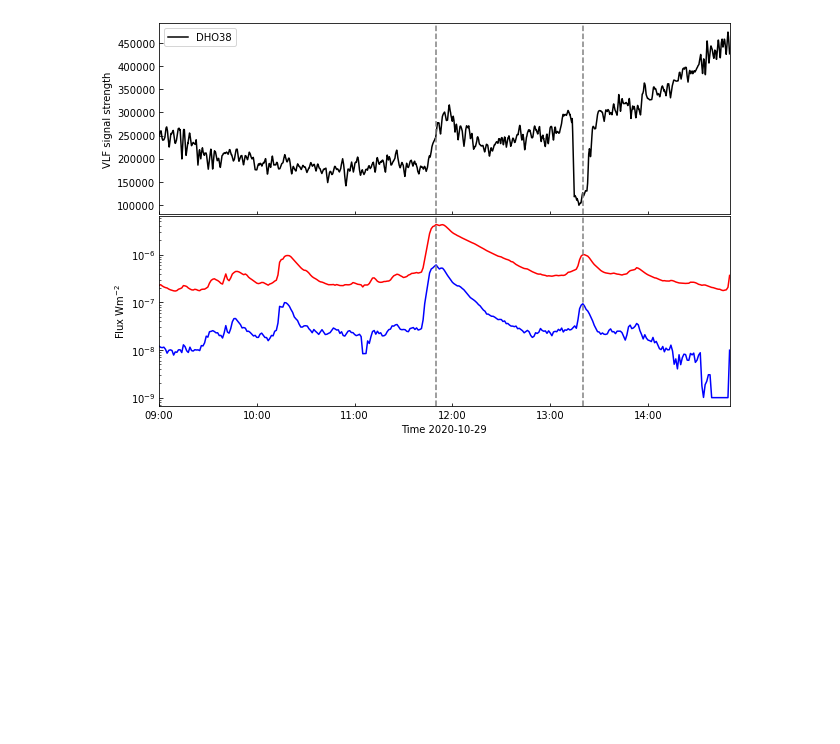
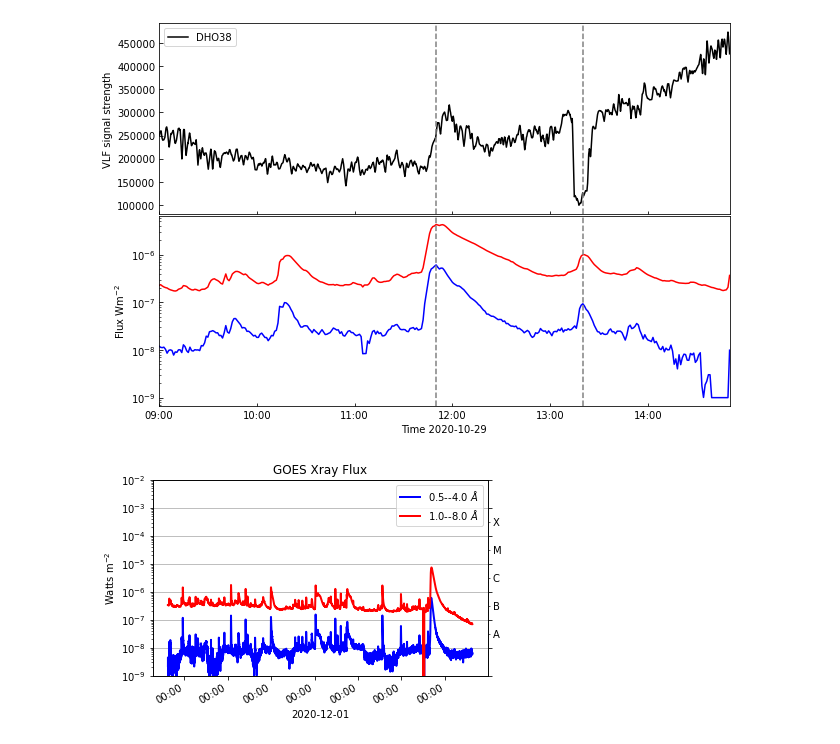
Before and after one commit to hayesla/ionospheric-analysis, a Jupyter notebook: quick_get_and_plot_vlf.ipynb, the cells around one changed output. Cells and saved outputs as stored; diff of their text form; code cells hidden in the pictures; blank space fills up the shorter version.

```diff
--- a/quick_get_and_plot_vlf.ipynb
+++ b/quick_get_and_plot_vlf.ipynb
@@ -82,3 +82,27 @@ plt.subplots_adjust(hspace=0.01)
 plt.savefig("DHO_flare_29102020.jpeg", dpi=200)
 # %% [output]
 [figure]
+# %%
+import pandas as pd
+from astropy import units as u
+from sunpy import timeseries as ts
+from sunpy.time import parse_time
+from collections import OrderedDict
+
+noaa_file = "https://services.swpc.noaa.gov/json/goes/primary/xrays-7-day.json"
+units = OrderedDict([('xrsa', u.W/u.m**2),
+                 ('xrsb', u.W/u.m**2)])
+
+data = pd.read_json(noaa_file)
+data_short = data[data['energy']=='0.05-0.4nm']
+data_long = data[data['energy']=='0.1-0.8nm']
+time_array = [parse_time(x).datetime for x in data_short['time_tag'].values]
+
+df = pd.DataFrame({'xrsa': data_short['flux'].values, 'xrsb': data_long['flux'].values}, index=time_array)
+df.sort_index(inplace=True)
+
+goes_data = ts.TimeSeries(df, units, source="xrs")
+# %%
+goes_data.peek()
+# %% [output]
+[figure, added]
```
Also changed, not shown: parts of 1 cell of this notebook.
